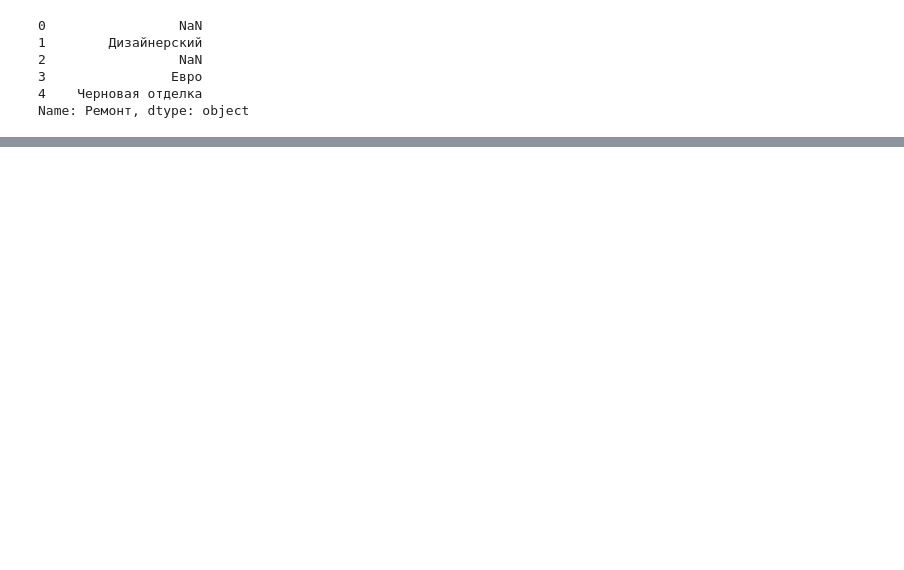
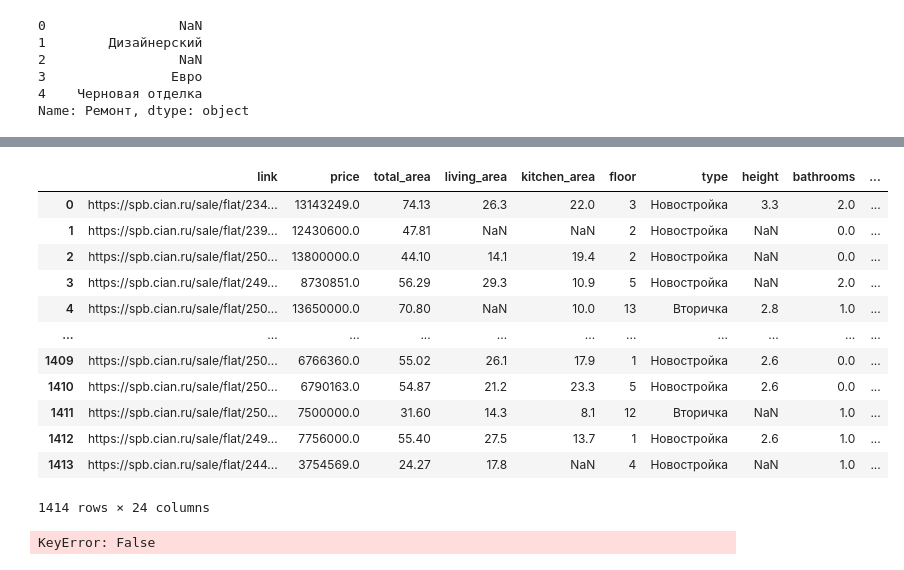
Before and after one commit to zoubrator/RealEstateSpb, a Jupyter notebook: buy_a_dream_apartment.ipynb, the cells around one changed output, grey strips where cells are left out. Cells and saved outputs as stored; diff of their text form; code cells hidden in the pictures; blank space fills up the shorter version.

Commit message:
analysing prices

```diff
--- a/buy_a_dream_apartment.ipynb
+++ b/buy_a_dream_apartment.ipynb
@@ -726,0 +722,3 @@ flats.to_csv('data/clean_data_from_metr2_2023.csv',sep=';')
+# %%
+import pandas as pd
+flats_old = pd.read_csv('data/clean_data_from_cian_2021.csv',sep=';')
@@ -726,0 +735,2 @@ flats.to_csv('data/clean_data_from_metr2_2023.csv',sep=';')
+# %%
+flats_old['metr_price'] = flats_old['price']/flats_old['total_area']
@@ -726,0 +858,16 @@ flats.to_csv('data/clean_data_from_metr2_2023.csv',sep=';')
+# %%
+flats_old
+# %% [output]
+|  | link | price | total_area | living_area | kitchen_area | floor | type | height | bathrooms | ... |
+| 0 | https://spb.cian.ru/sale/flat/234... | 13143249.0 | 74.13 | 26.3 | 22.0 | 3 | Новостройка | 3.3 | 2.0 | ... |
+| 1 | https://spb.cian.ru/sale/flat/239... | 12430600.0 | 47.81 | NaN | NaN | 2 | Новостройка | NaN | 0.0 | ... |
+| 2 | https://spb.cian.ru/sale/flat/250... | 13800000.0 | 44.10 | 14.1 | 19.4 | 2 | Новостройка | NaN | 0.0 | ... |
+| 3 | https://spb.cian.ru/sale/flat/249... | 8730851.0 | 56.29 | 29.3 | 10.9 | 5 | Новостройка | NaN | 2.0 | ... |
+| 4 | https://spb.cian.ru/sale/flat/250... | 13650000.0 | 70.80 | NaN | 10.0 | 13 | Вторичка | 2.8 | 1.0 | ... |
+| ... | ... | ... | ... | ... | ... | ... | ... | ... | ... | ... |
+| 1409 | https://spb.cian.ru/sale/flat/250... | 6766360.0 | 55.02 | 26.1 | 17.9 | 1 | Новостройка | 2.6 | 0.0 | ... |
+| 1410 | https://spb.cian.ru/sale/flat/250... | 6790163.0 | 54.87 | 21.2 | 23.3 | 5 | Новостройка | 2.6 | 0.0 | ... |
+| 1411 | https://spb.cian.ru/sale/flat/250... | 7500000.0 | 31.60 | 14.3 | 8.1 | 12 | Вторичка | NaN | 1.0 | ... |
+| 1412 | https://spb.cian.ru/sale/flat/249... | 7756000.0 | 55.40 | 27.5 | 13.7 | 1 | Новостройка | 2.6 | 1.0 | ... |
+| 1413 | https://spb.cian.ru/sale/flat/244... | 3754569.0 | 24.27 | 17.8 | NaN | 4 | Новостройка | NaN | 1.0 | ... |
+1414 rows × 24 columns
@@ -726,0 +885,4 @@ flats.to_csv('data/clean_data_from_metr2_2023.csv',sep=';')
+# %%
+flats_new[flats_new['Улица']=='Новая']
+# %% [output]
+KeyError: False
```
Also changed, not shown: parts of 34 cells of this notebook.
